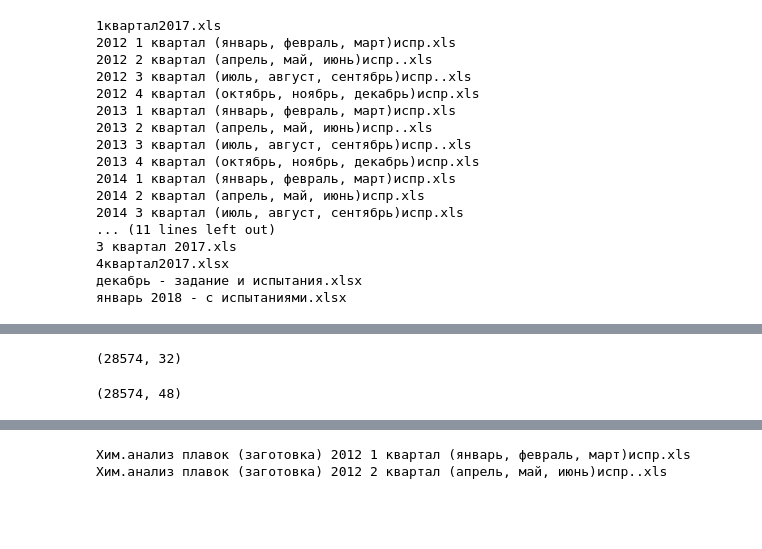
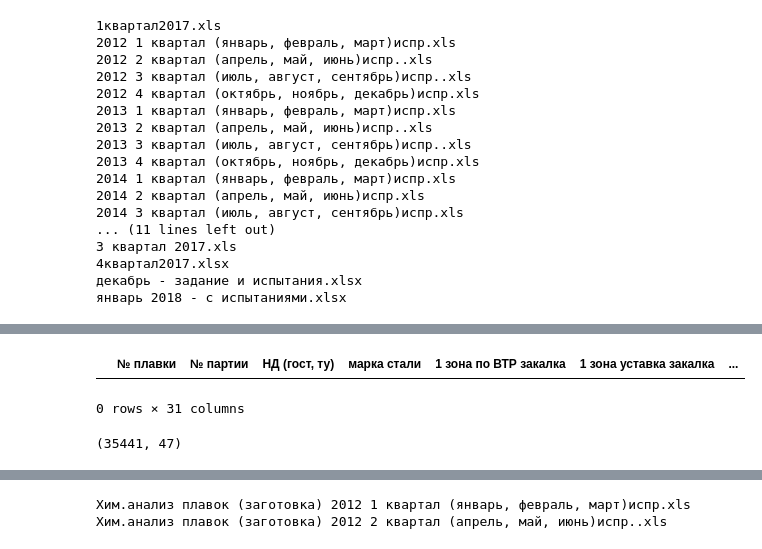
Before and after one commit to ChelpipeBigDataTeam/PNTZ, a Jupyter notebook: химия.ipynb, the cells around one changed output, grey strips where cells are left out. Saved outputs shown, nothing was run; the diff lists cells and outputs as text; code cells hidden in the pictures; blank space fills up the shorter version.

```diff
--- a/химия.ipynb
+++ b/химия.ipynb
@@ -205,14 +166,14 @@ mode.shape
-# %%
-mode.shape
-# %% [output]
-(28574, 32)
+# %%
+mode.shape
+mode[mode[['№ плавки', '№ партии']].duplicated(keep = False)].sort_values('№ партии')
+# %% [output]
+|  | № плавки | № партии | НД (гост, ту) | марка стали | 1 зона по ВТР закалка | 1 зона уставка закалка | ... |
+0 rows × 31 columns
 # %%
-# merge_table = pd.merge(mode, chem_without_part, how ='left', on=['№ плавки'])
 merge_table = pd.merge(mode, chemistry, how ='left', on=['№ плавки'])
 print(merge_table.shape)
-merge_table.to_excel('tmp_kmp.xlsx')
 # %% [output]
-(28574, 48)
+(35441, 47)
 # %%
 merge_table.columns
 # %% [output]
```
Also changed, not shown: parts of 52 cells of this notebook.
